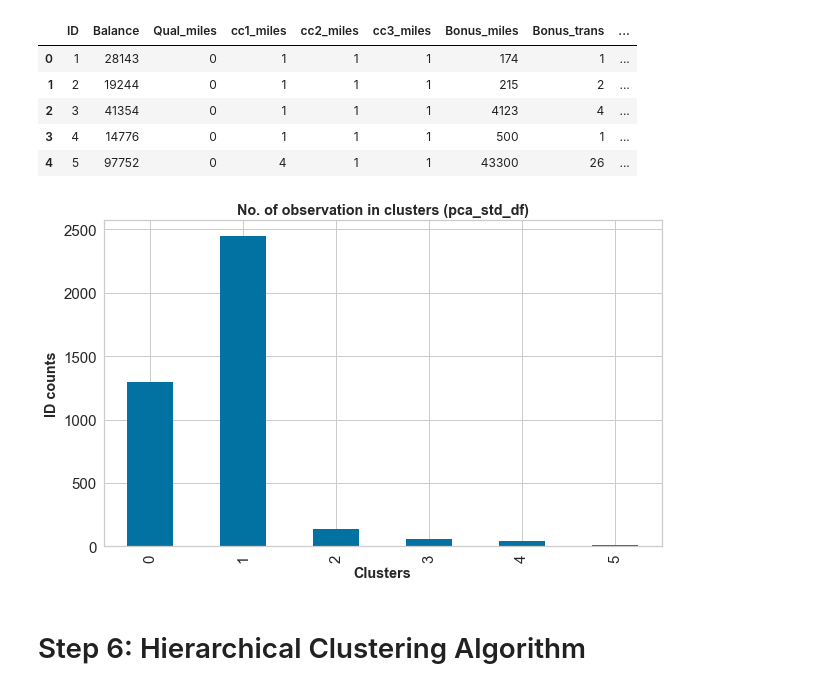
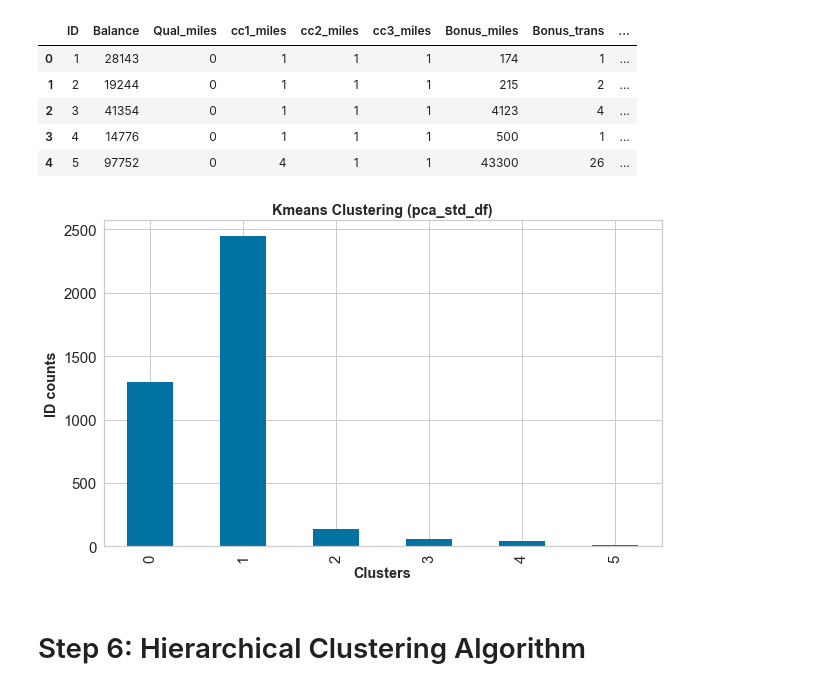
Before and after one commit to ShrikantUppin/Clustering, a Jupyter notebook: 1.1 K-MEANS/K-Means clustering.ipynb, the cells around one changed output. Cells and saved outputs as stored; diff of their text form; code cells hidden in the pictures.

```diff
--- a/1.1 K-MEANS/K-Means clustering.ipynb
+++ b/1.1 K-MEANS/K-Means clustering.ipynb
@@ -422,12 +425,12 @@ plt.show()
 # %%
 # Creating dataframe of cluster lables..
 
-model1_cluster = pd.DataFrame(model1.labels_.copy(), columns=['Model1_Clustering'])
+model1_cluster = pd.DataFrame(model1.labels_.copy(), columns=['Kmeans_Clustering'])
 # %%
 # Concating model1_Cluster df with main dataset copy
 
-model1_df = pd.concat([dataset.copy(), model1_cluster], axis=1)
-model1_df.head()
+Kmeans_df = pd.concat([dataset.copy(), model1_cluster], axis=1)
+Kmeans_df.head()
 # %% [output]
 |  | ID | Balance | Qual_miles | cc1_miles | cc2_miles | cc3_miles | Bonus_miles | Bonus_trans | ... |
 | 0 | 1 | 28143 | 0 | 1 | 1 | 1 | 174 | 1 | ... |
@@ -438,17 +441,17 @@ model1_df.head()
 # %%
 # Plotting barplot using groupby method to get visualize how many row no. in each cluster
 
 fig, ax = plt.subplots(figsize=(10, 6))
-model1_df.groupby(['Model1_Clustering']).count()['ID'].plot(kind='bar')
+Kmeans_df.groupby(['Kmeans_Clustering']).count()['ID'].plot(kind='bar')
 plt.ylabel('ID Counts')
-plt.title('No. of observation in clusters (pca_std_df)',fontsize='large',fontweight='bold')
+plt.title('Kmeans Clustering (pca_std_df)',fontsize='large',fontweight='bold')
 ax.set_xlabel('Clusters', fontsize='large', fontweight='bold')
 ax.set_ylabel('ID counts', fontsize='large', fontweight='bold')
 plt.yticks(fontsize=15)
 plt.xticks(fontsize=15)
 plt.show()
 # %% [output]
-[figure, old version]
+[figure, new version]
 # %% [markdown]
 # Step 6: Hierarchical Clustering Algorithm
 # %% [markdown]
```
Also changed, not shown: parts of 32 cells of this notebook, 4 other files.
